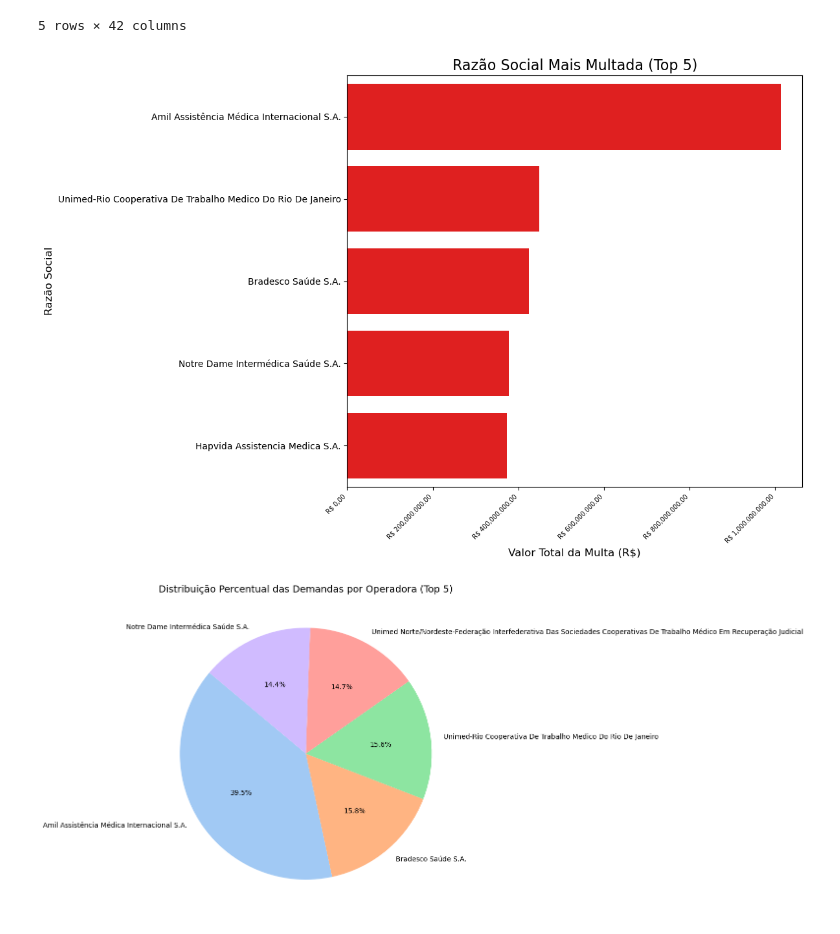
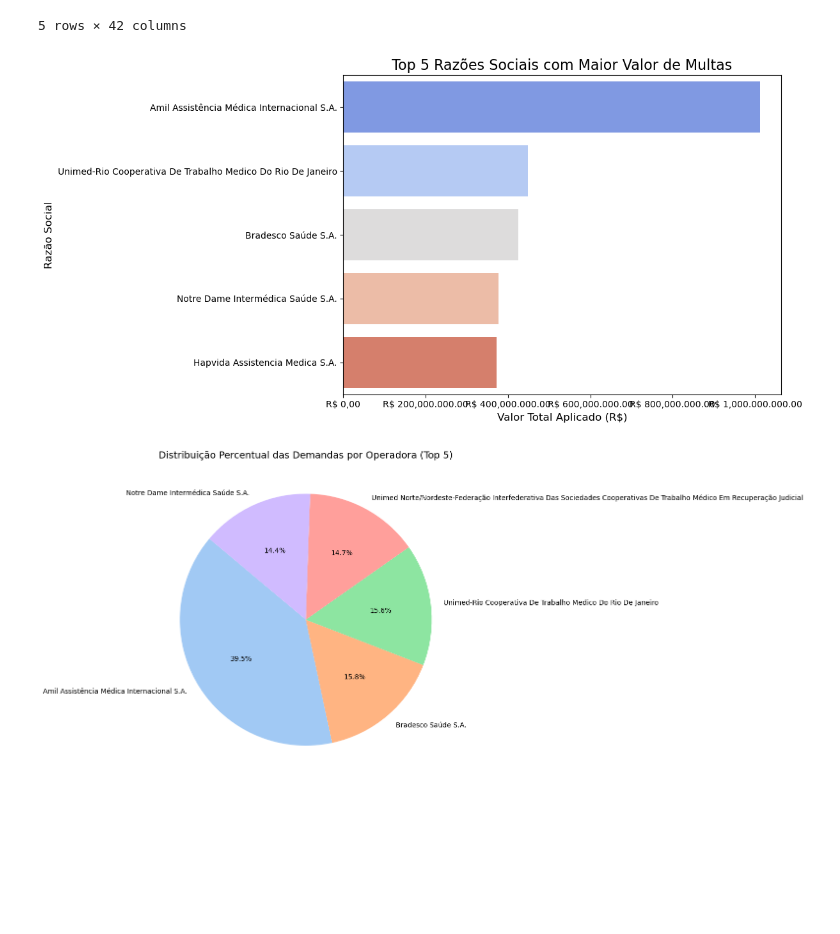
Before and after one commit to rdzw/DATA-SCIENCE-E-BUSINESS-INTELLIGENCE, a Jupyter notebook: turma2/atividade_26_11_24.ipynb, the cells around one changed output. Cells and saved outputs as stored; diff of their text form; code cells hidden in the pictures; blank space fills up the shorter version.

```diff
--- a/turma2/atividade_26_11_24.ipynb
+++ b/turma2/atividade_26_11_24.ipynb
@@ -36,27 +36,38 @@ df_mark.head()
 | 4 | 5186750 | 33910.030421/2021-94 | Consumidor | NaN | 359017.0 | 44.649.812/0001-38 | Notre Dame Intermédica Saúde S.A. | ... |
 5 rows × 42 columns
 # %%
-# Configuração do gráfico de barras horizontais
-plt.figure(figsize=(12, 8))
-sns.barplot(data=df_agrupado, y='RAZAO_SOCIAL', x='VL_TOTAL_APLICADO_1A', color='red', orient='h')
+# Agrupando os dados e somando o valor total aplicado por razão social
+df_agrupado = df_mark.groupby('RAZAO_SOCIAL')['VL_TOTAL_APLICADO_1A'].sum().reset_index()
+df_agrupado = df_agrupado.sort_values(by='VL_TOTAL_APLICADO_1A', ascending=False).head(5)  # Top 5
 
-# Formatar valores no eixo X como moeda
+# Configuração do gráfico de barras
+plt.figure(figsize=(12, 6))
+sns.barplot(
+    y='RAZAO_SOCIAL',
+    x='VL_TOTAL_APLICADO_1A',
+    data=df_agrupado,
+    palette='coolwarm',
+    orient='h'
+)
+
+# Formatar valores no eixo X como moeda brasileira
 def formatar_moeda(valor, _):
     return f'R$ {valor:,.2f}'.replace(',', '.').replace('.', ',', 1)
 
 plt.gca().xaxis.set_major_formatter(FuncFormatter(formatar_moeda))
 
-# Títulos e rótulos
-plt.title('Razão Social Mais Multada (Top 5)', fontsize=16)
-plt.xlabel('Valor Total da Multa (R$)', fontsize=12)
+# Configuração dos títulos e rótulos
+plt.title('Top 5 Razões Sociais com Maior Valor de Multas', fontsize=16)
+plt.xlabel('Valor Total Aplicado (R$)', fontsize=12)
 plt.ylabel('Razão Social', fontsize=12)
-plt.xticks(rotation=45, ha='right', fontsize=7)
+plt.xticks(fontsize=10)
+plt.yticks(fontsize=10)
+
 # Ajustes no layout
-plt.yticks(fontsize=10)
 plt.tight_layout()
 
 # Exibir o gráfico
 plt.show()
 # %% [output]
-[figure, old version]
+[figure, new version]
 # %%
```
Also changed, not shown: parts of 23 cells of this notebook, 1 other file.
